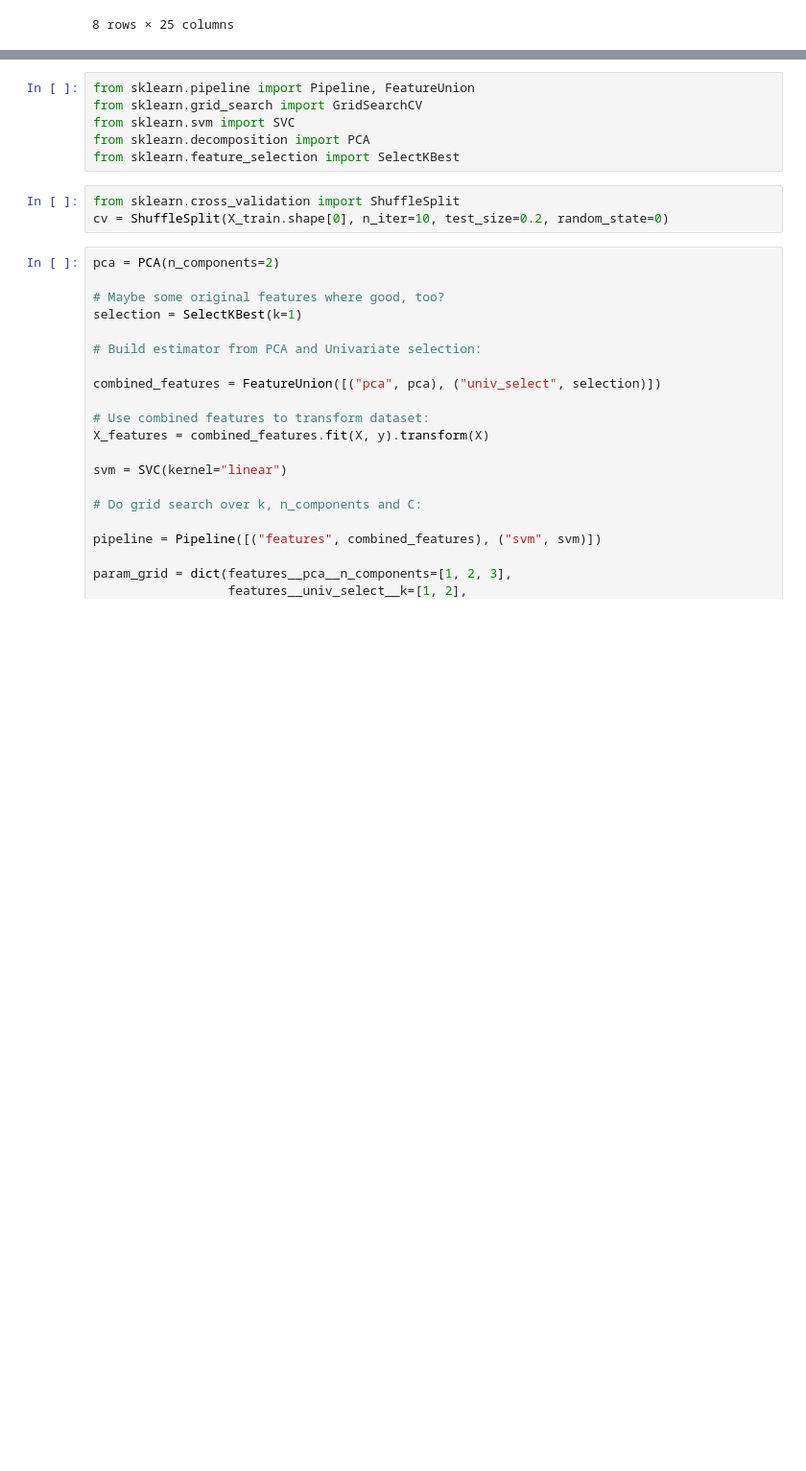
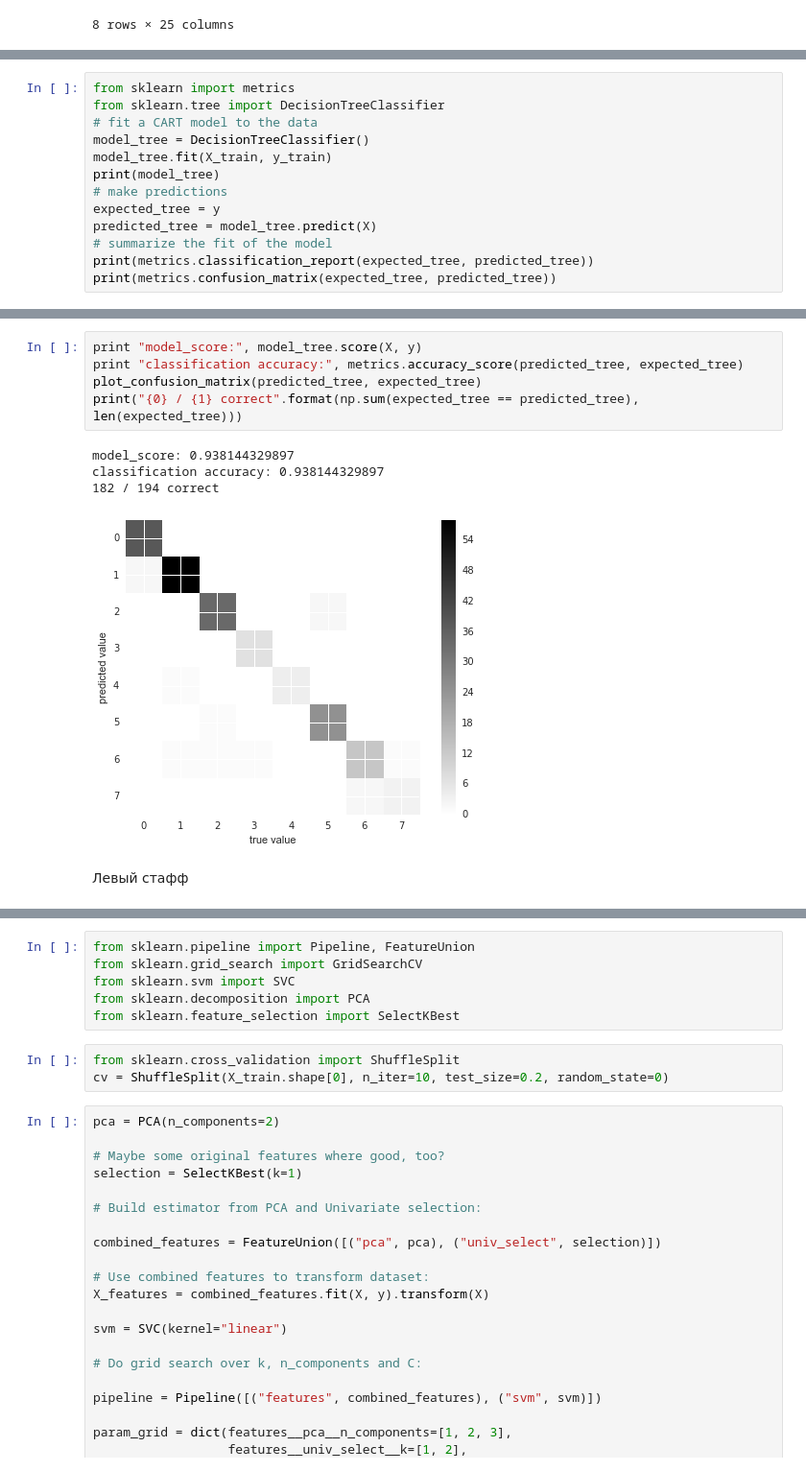
Before and after one commit to NonaryR/Flag_res, a Jupyter notebook: Flag_research.ipynb, the cells around one changed output, grey strips where cells are left out. Shown: that part at 96% size. Drawn from its saved outputs; the diff is of its cells as text; blank space fills up the shorter version.

Commit message:
Decision tree

```diff
--- a/Flag_research.ipynb
+++ b/Flag_research.ipynb
@@ -247,0 +300,13 @@ X.describe()
+# %%
+from sklearn import metrics
+from sklearn.tree import DecisionTreeClassifier
+# fit a CART model to the data
+model_tree = DecisionTreeClassifier()
+model_tree.fit(X_train, y_train)
+print(model_tree)
+# make predictions
+expected_tree = y
+predicted_tree = model_tree.predict(X)
+# summarize the fit of the model
+print(metrics.classification_report(expected_tree, predicted_tree))
+print(metrics.confusion_matrix(expected_tree, predicted_tree))
@@ -247,0 +331,12 @@ X.describe()
+# %%
+print "model_score:", model_tree.score(X, y)
+print "classification accuracy:", metrics.accuracy_score(predicted_tree, expected_tree)
+plot_confusion_matrix(predicted_tree, expected_tree)
+print("{0} / {1} correct".format(np.sum(expected_tree == predicted_tree), len(expected_tree)))
+# %% [output]
+model_score: 0.938144329897
+classification accuracy: 0.938144329897
+182 / 194 correct
+[figure, added]
+# %% [markdown]
+Левый стафф
```
Also changed, not shown: parts of 27 cells of this notebook.
